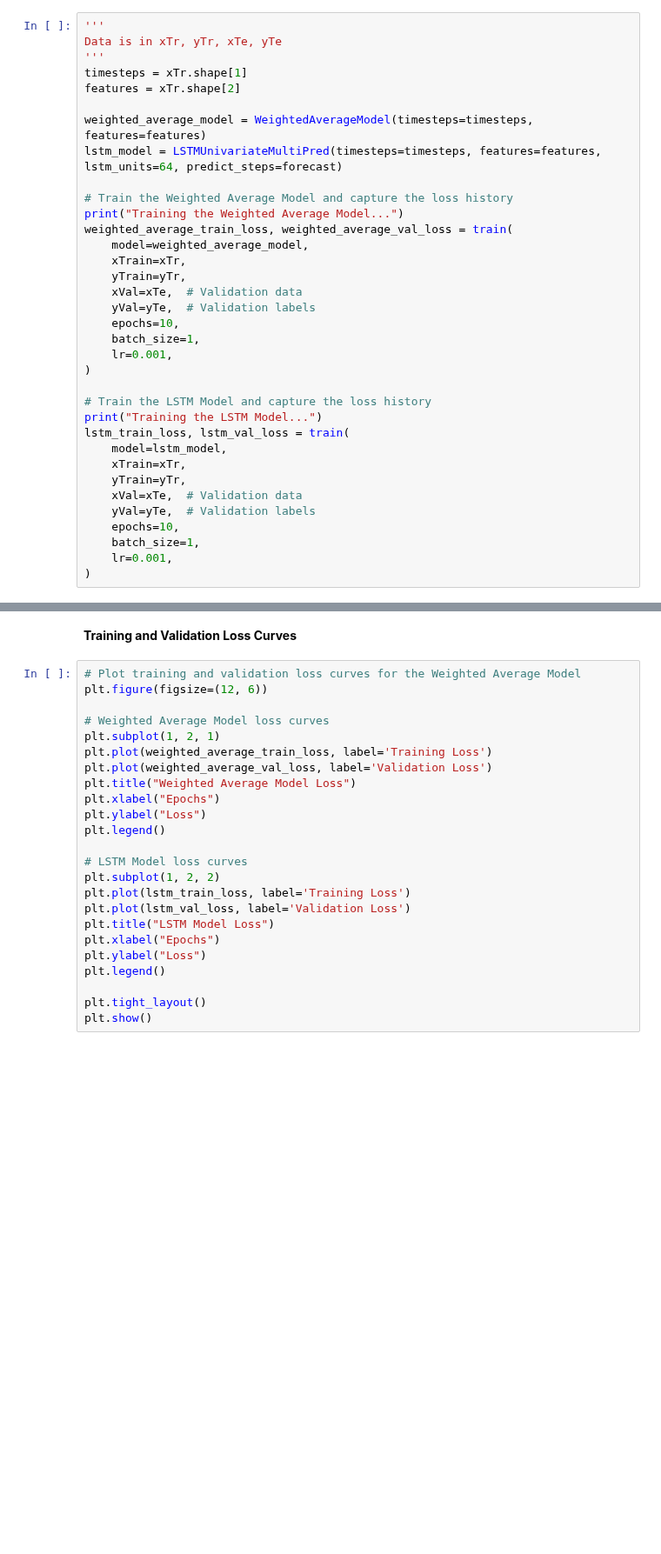
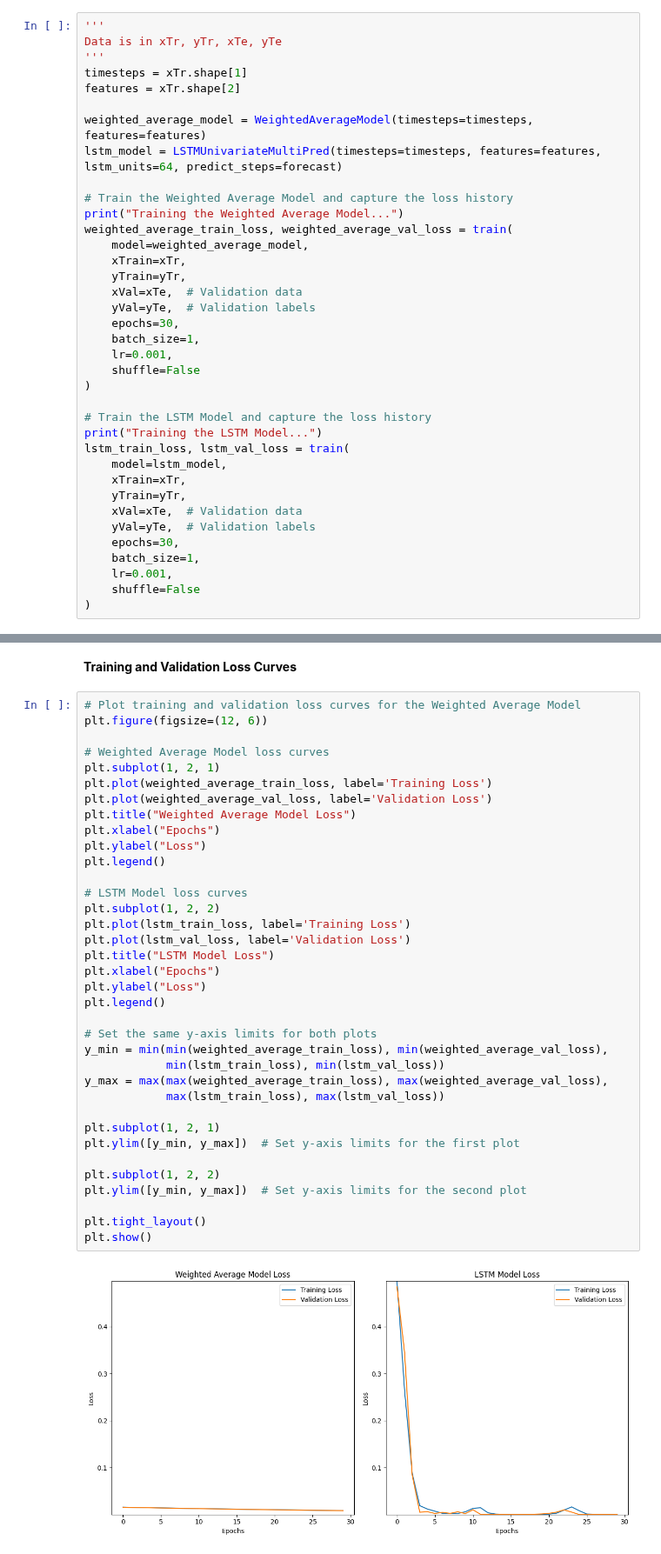
Before and after one commit to ArnavTapadia/emili_TimeSeriesPredictor, a Jupyter notebook: time_series_predictor/Models/Model_Comparison.ipynb, the cells around one changed output, grey strips where cells are left out. Shown at 87% size. Cells and saved outputs as stored; diff of their text form; blank space fills up the shorter version.

```diff
--- a/time_series_predictor/Models/Model_Comparison.ipynb
+++ b/time_series_predictor/Models/Model_Comparison.ipynb
@@ -475,9 +486,10 @@ weighted_average_train_loss, weighted_average_val_loss = train(
     yTrain=yTr,
     xVal=xTe,  # Validation data
     yVal=yTe,  # Validation labels
-    epochs=10,
+    epochs=30,
     batch_size=1,
     lr=0.001,
+    shuffle=False
 )
 
 # Train the LSTM Model and capture the loss history
@@ -488,7 +500,8 @@ lstm_train_loss, lstm_val_loss = train(
     yTrain=yTr,
     xVal=xTe,  # Validation data
     yVal=yTe,  # Validation labels
-    epochs=10,
+    epochs=30,
     batch_size=1,
     lr=0.001,
+    shuffle=False
 )
@@ -497,27 +528,41 @@ lstm_train_loss, lstm_val_loss = train(
 # %%
 # Plot training and validation loss curves for the Weighted Average Model
 plt.figure(figsize=(12, 6))
 
 # Weighted Average Model loss curves
 plt.subplot(1, 2, 1)
 plt.plot(weighted_average_train_loss, label='Training Loss')
 plt.plot(weighted_average_val_loss, label='Validation Loss')
 plt.title("Weighted Average Model Loss")
 plt.xlabel("Epochs")
 plt.ylabel("Loss")
 plt.legend()
 
 # LSTM Model loss curves
 plt.subplot(1, 2, 2)
 plt.plot(lstm_train_loss, label='Training Loss')
 plt.plot(lstm_val_loss, label='Validation Loss')
 plt.title("LSTM Model Loss")
 plt.xlabel("Epochs")
 plt.ylabel("Loss")
 plt.legend()
 
+# Set the same y-axis limits for both plots
+y_min = min(min(weighted_average_train_loss), min(weighted_average_val_loss),
+            min(lstm_train_loss), min(lstm_val_loss))
+y_max = max(max(weighted_average_train_loss), max(weighted_average_val_loss),
+            max(lstm_train_loss), max(lstm_val_loss))
+
+plt.subplot(1, 2, 1)
+plt.ylim([y_min, y_max])  # Set y-axis limits for the first plot
+
+plt.subplot(1, 2, 2)
+plt.ylim([y_min, y_max])  # Set y-axis limits for the second plot
+
 plt.tight_layout()
 plt.show()
+# %% [output]
+[figure, added]
 # %%
 # Predict on training and test sets for both models
 model_train_preds_weighted = predict(weighted_average_model, xTr)
```
Also changed, not shown: parts of 6 cells of this notebook.
